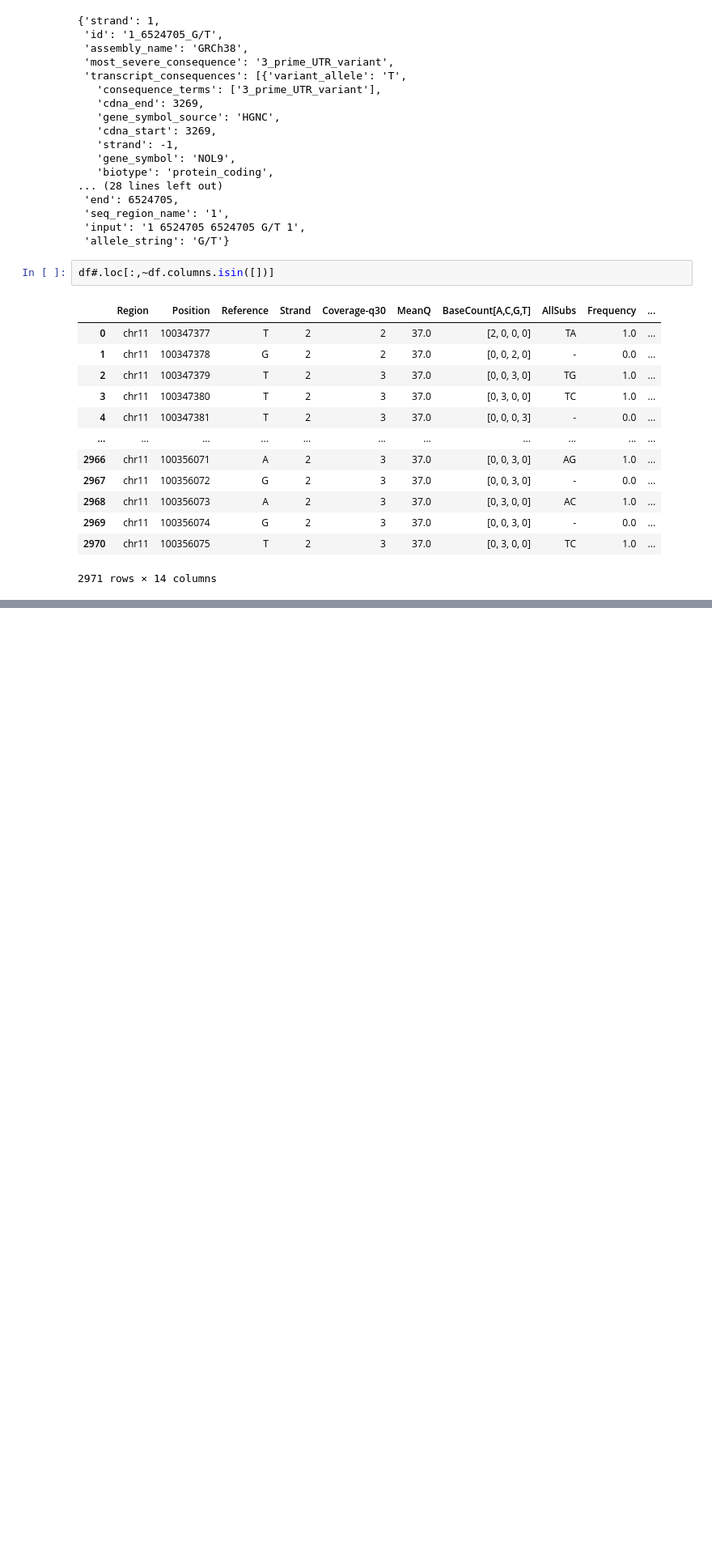
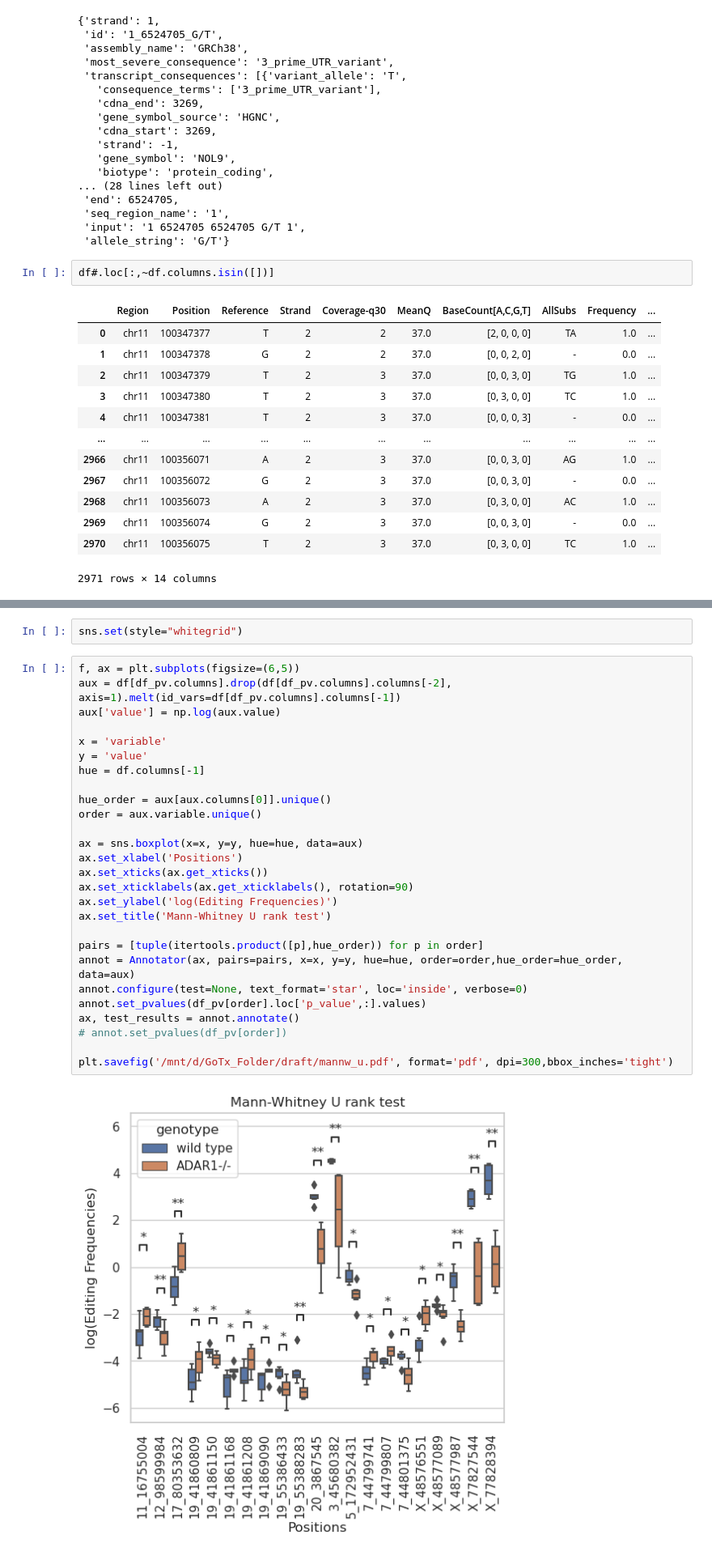
Before and after one commit to guilhermetabordaribas/a2iHelperPy, a Jupyter notebook: src/editing_analysis.ipynb, the cells around one changed output, grey strips where cells are left out. Shown at 81% size. Drawn from its saved outputs; the diff is of its cells as text; blank space fills up the shorter version.

```diff
--- a/src/editing_analysis.ipynb
+++ b/src/editing_analysis.ipynb
@@ -1610,0 +1919,31 @@ df#.loc[:,~df.columns.isin([])]
+# %%
+sns.set(style="whitegrid")
+# %%
+f, ax = plt.subplots(figsize=(6,5))
+aux = df[df_pv.columns].drop(df[df_pv.columns].columns[-2], axis=1).melt(id_vars=df[df_pv.columns].columns[-1])
+aux['value'] = np.log(aux.value)
+
+x = 'variable'
+y = 'value'
+hue = df.columns[-1]
+
+hue_order = aux[aux.columns[0]].unique()
+order = aux.variable.unique()
+
+ax = sns.boxplot(x=x, y=y, hue=hue, data=aux)
+ax.set_xlabel('Positions')
+ax.set_xticks(ax.get_xticks())
+ax.set_xticklabels(ax.get_xticklabels(), rotation=90)
+ax.set_ylabel('log(Editing Frequencies)')
+ax.set_title('Mann-Whitney U rank test')
+
+pairs = [tuple(itertools.product([p],hue_order)) for p in order]
+annot = Annotator(ax, pairs=pairs, x=x, y=y, hue=hue, order=order,hue_order=hue_order, data=aux)
+annot.configure(test=None, text_format='star', loc='inside', verbose=0)
+annot.set_pvalues(df_pv[order].loc['p_value',:].values)
+ax, test_results = annot.annotate()
+# annot.set_pvalues(df_pv[order])
+
+plt.savefig('/mnt/d/GoTx_Folder/draft/mannw_u.pdf', format='pdf', dpi=300,bbox_inches='tight')
+# %% [output]
+[figure, added]
```
Also changed, not shown: parts of 92 cells of this notebook, 19 other files.
